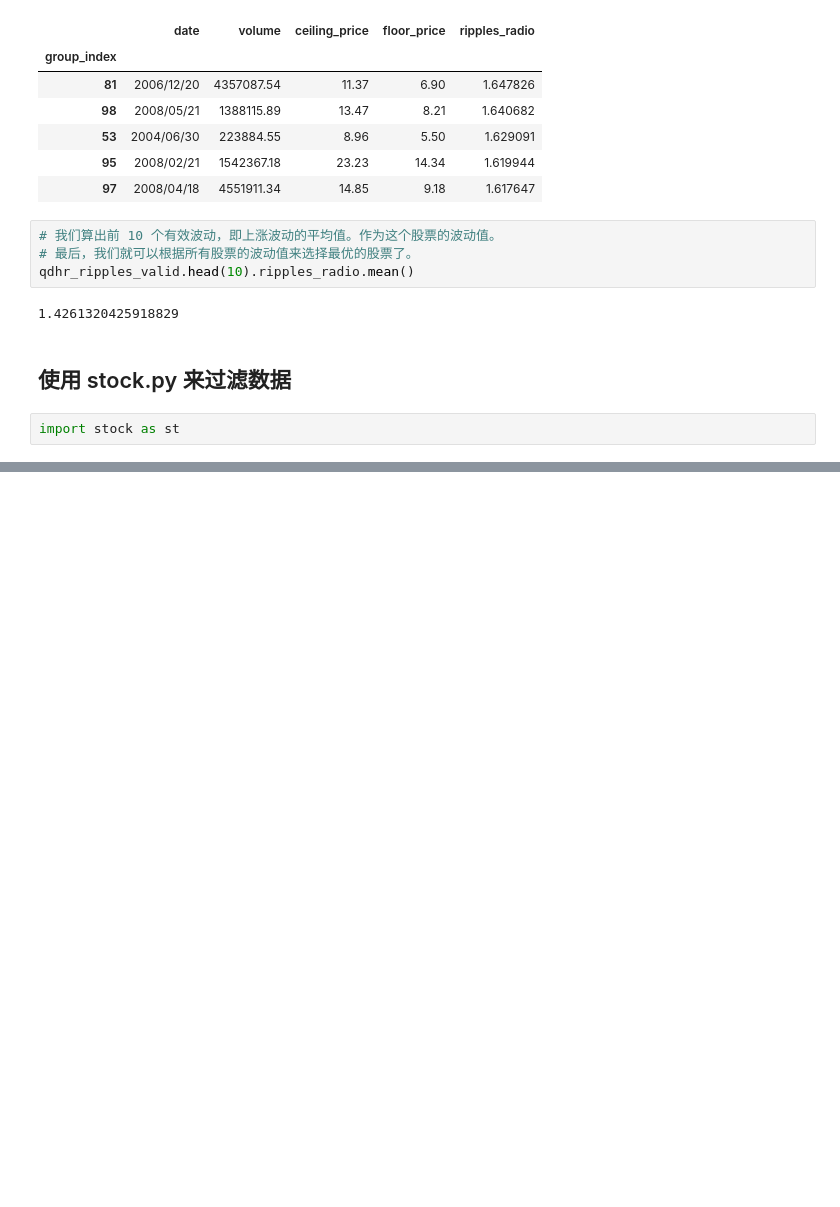
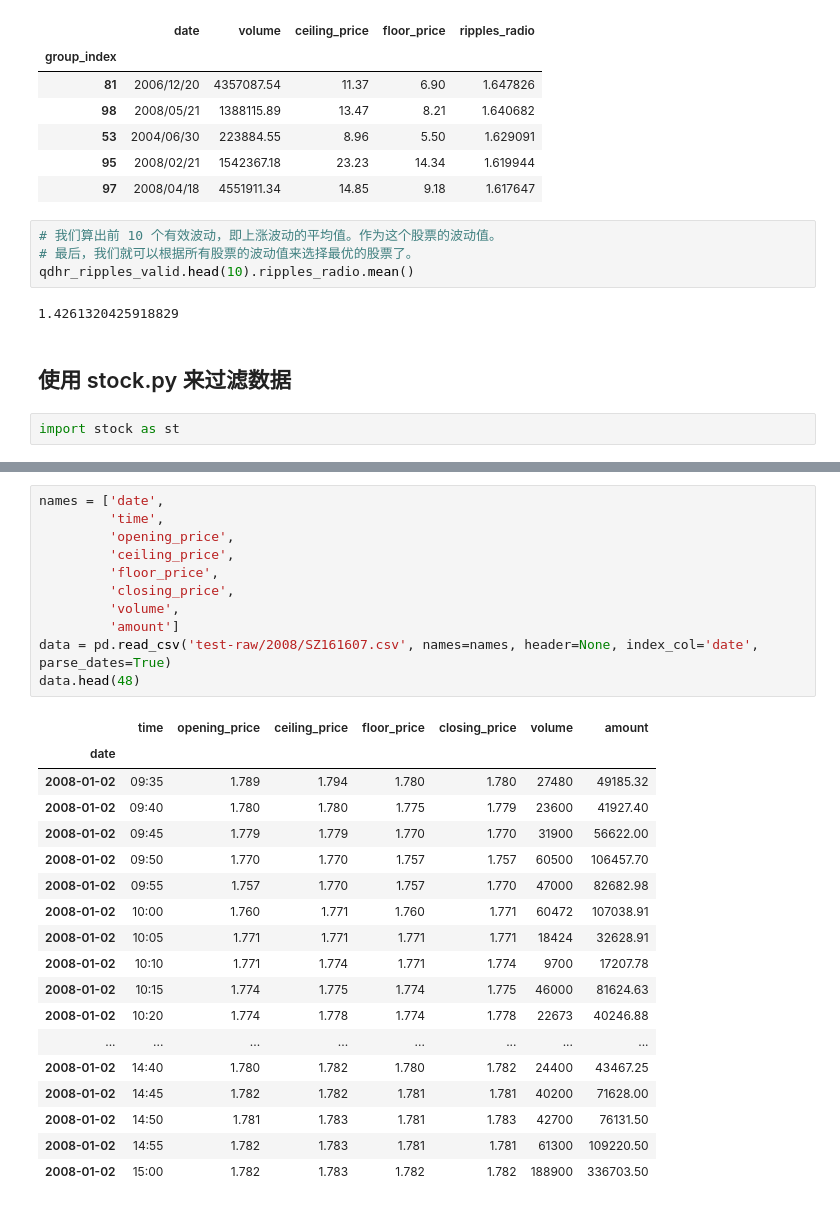
Before and after one commit to kamidox/stock-data, a Jupyter notebook: stock.ipynb, the cells around one changed output, grey strips where cells are left out. Cells and saved outputs as stored; diff of their text form; blank space fills up the shorter version.

```diff
--- a/stock.ipynb
+++ b/stock.ipynb
@@ -326,0 +290,30 @@ pd.read_csv('data/SH600689.csv').closing_price.mean()
+# %%
+names = ['date',
+         'time',
+         'opening_price',
+         'ceiling_price',
+         'floor_price',
+         'closing_price',
+         'volume',
+         'amount']
+data = pd.read_csv('test-raw/2008/SZ161607.csv', names=names, header=None, index_col='date', parse_dates=True)
+data.head(48)
+# %% [output]
+|  | time | opening_price | ceiling_price | floor_price | closing_price | volume | amount |
+| date |  |  |  |  |  |  |  |
+| 2008-01-02 | 09:35 | 1.789 | 1.794 | 1.780 | 1.780 | 27480 | 49185.32 |
+| 2008-01-02 | 09:40 | 1.780 | 1.780 | 1.775 | 1.779 | 23600 | 41927.40 |
+| 2008-01-02 | 09:45 | 1.779 | 1.779 | 1.770 | 1.770 | 31900 | 56622.00 |
+| 2008-01-02 | 09:50 | 1.770 | 1.770 | 1.757 | 1.757 | 60500 | 106457.70 |
+| 2008-01-02 | 09:55 | 1.757 | 1.770 | 1.757 | 1.770 | 47000 | 82682.98 |
+| 2008-01-02 | 10:00 | 1.760 | 1.771 | 1.760 | 1.771 | 60472 | 107038.91 |
+| 2008-01-02 | 10:05 | 1.771 | 1.771 | 1.771 | 1.771 | 18424 | 32628.91 |
+| 2008-01-02 | 10:10 | 1.771 | 1.774 | 1.771 | 1.774 | 9700 | 17207.78 |
+| 2008-01-02 | 10:15 | 1.774 | 1.775 | 1.774 | 1.775 | 46000 | 81624.63 |
+| 2008-01-02 | 10:20 | 1.774 | 1.778 | 1.774 | 1.778 | 22673 | 40246.88 |
+| ... | ... | ... | ... | ... | ... | ... | ... |
+| 2008-01-02 | 14:40 | 1.780 | 1.782 | 1.780 | 1.782 | 24400 | 43467.25 |
+| 2008-01-02 | 14:45 | 1.782 | 1.782 | 1.781 | 1.781 | 40200 | 71628.00 |
+| 2008-01-02 | 14:50 | 1.781 | 1.783 | 1.781 | 1.783 | 42700 | 76131.50 |
+| 2008-01-02 | 14:55 | 1.782 | 1.783 | 1.781 | 1.781 | 61300 | 109220.50 |
+| 2008-01-02 | 15:00 | 1.782 | 1.783 | 1.782 | 1.782 | 188900 | 336703.50 |
```
Also changed, not shown: parts of 17 cells of this notebook, 5 other files.
